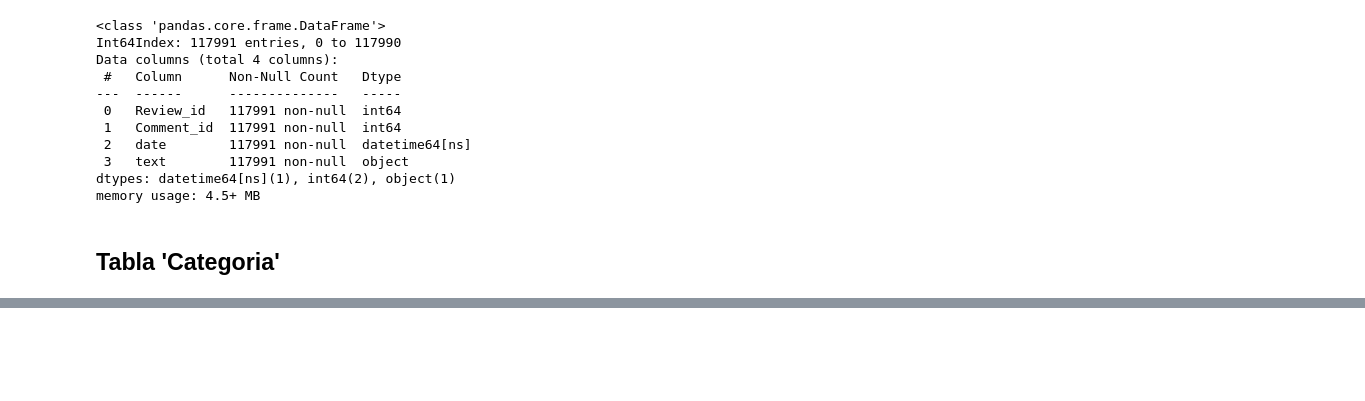
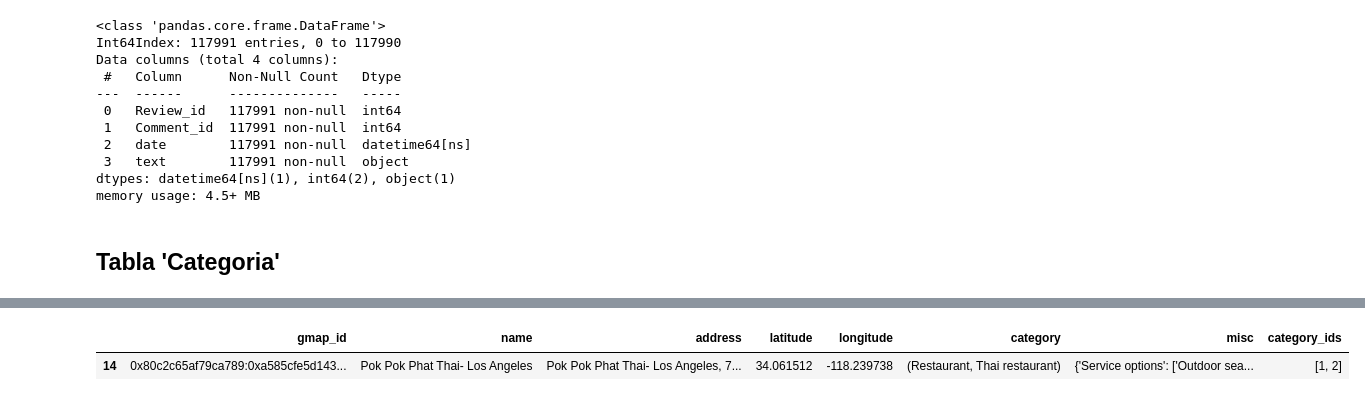
Before and after one commit to volpo/PG_YELP_GOOGLE_MAPS, a Jupyter notebook: Cassandra_SQL_DataPipeline/Cassandra_to_csv_reviews.ipynb, the cells around one changed output, grey strips where cells are left out. Drawn from its saved outputs; the diff is of its cells as text; code cells hidden in the pictures; blank space fills up the shorter version.

```diff
--- a/Cassandra_SQL_DataPipeline/Cassandra_to_csv_reviews.ipynb
+++ b/Cassandra_SQL_DataPipeline/Cassandra_to_csv_reviews.ipynb
@@ -451,0 +464,11 @@ memory usage: 4.5+ MB
+# %%
+# Create a dictionary to map each unique category to its index
+category_index_map = {category: index for index, category in enumerate(df_category['category'], start=1)}
+
+# Create a new column 'category_id' in the original DataFrame
+df_stores['category_ids'] = df_stores['category'].apply(lambda x: [category_index_map[category] for category in x])
+
+df_stores.head(1)
+# %% [output]
+|  | gmap_id | name | address | latitude | longitude | category | misc | category_ids |
+| 14 | 0x80c2c65af79ca789:0xa585cfe5d143... | Pok Pok Phat Thai- Los Angeles | Pok Pok Phat Thai- Los Angeles, 7... | 34.061512 | -118.239738 | (Restaurant, Thai restaurant) | {'Service options': ['Outdoor sea... | [1, 2] |
```
Also changed, not shown: parts of 15 cells of this notebook.
